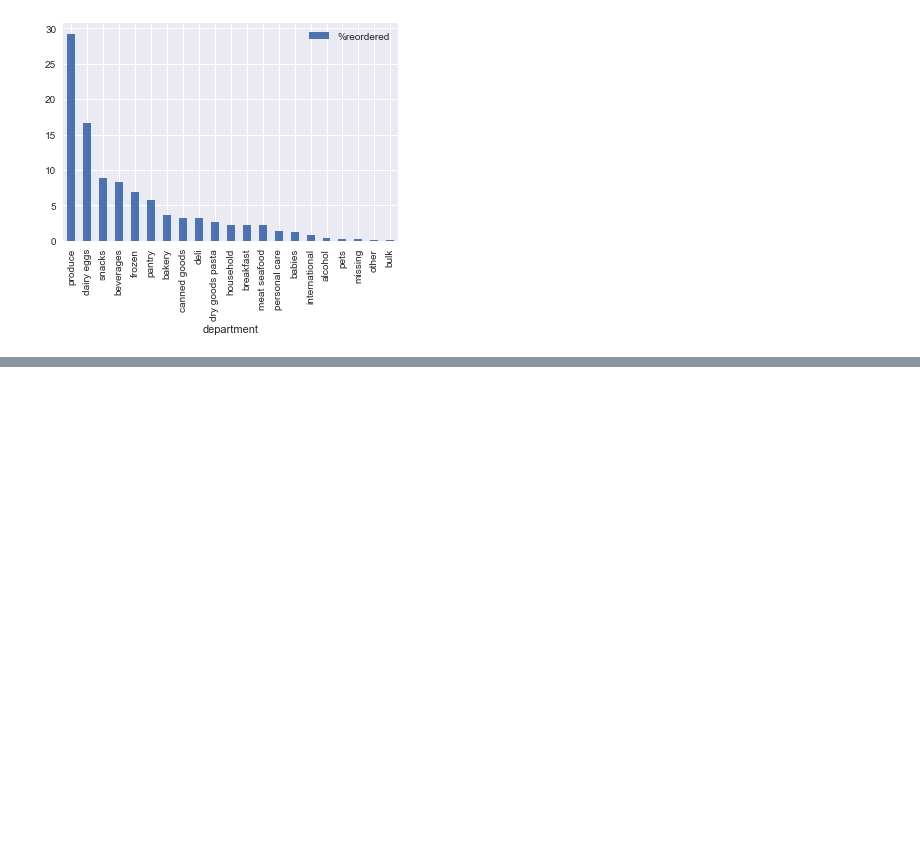
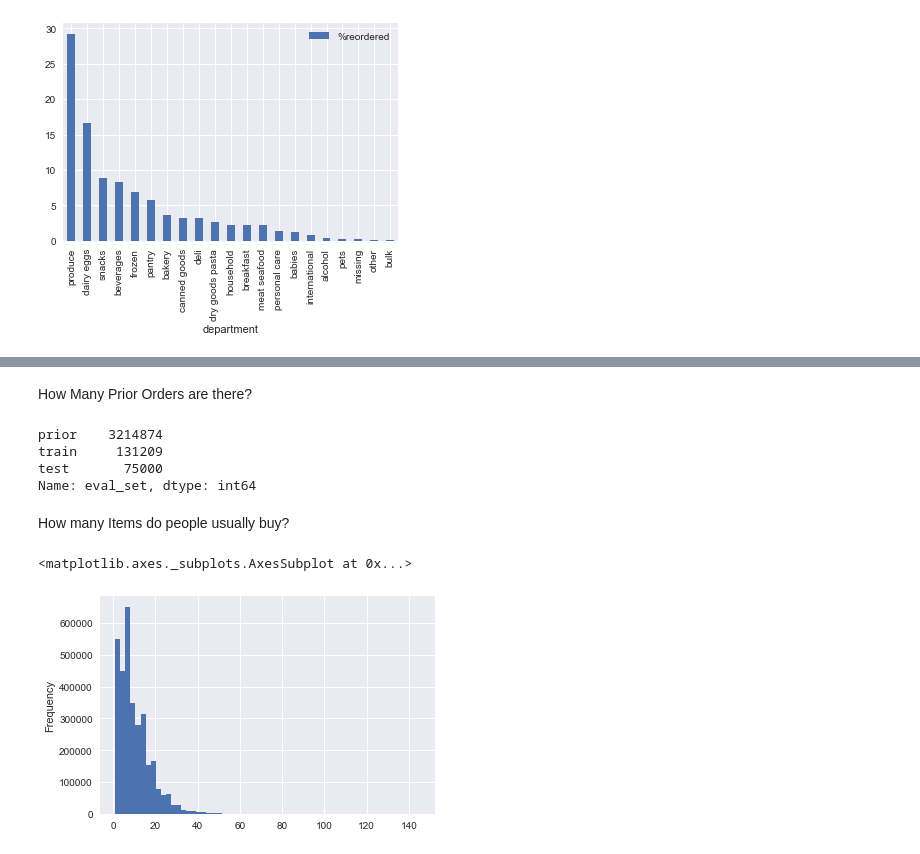
Before and after one commit to andrewcmilne/capstone1_instaCart, a Jupyter notebook: instaCart1.ipynb, the cells around one changed output, grey strips where cells are left out. Saved outputs shown, nothing was run; the diff lists cells and outputs as text; code cells hidden in the pictures; blank space fills up the shorter version.

```diff
--- a/instaCart1.ipynb
+++ b/instaCart1.ipynb
@@ -243,0 +278,19 @@ dfDept1.groupby(['department'])[['%reordered']].mean().reindex(dfDeptList).plot.
+# %% [markdown]
+How Many Prior Orders are there?
+# %%
+dfOrders.eval_set.value_counts()
+# %% [output]
+prior    3214874
+train     131209
+test       75000
+Name: eval_set, dtype: int64
+# %% [markdown]
+How many Items do people usually buy?
+# %%
+dfQtyBought = dfOrdersPrior.groupby(['order_id']).last()
+dfQtyBought.reset_index()
+dfQty = dfQtyBought['add_to_cart_order']
+dfQty.plot.hist(bins=60)
+# %% [output]
+<matplotlib.axes._subplots.AxesSubplot at 0x...>
+[figure, added]
```
Also changed, not shown: parts of 6 cells of this notebook.
